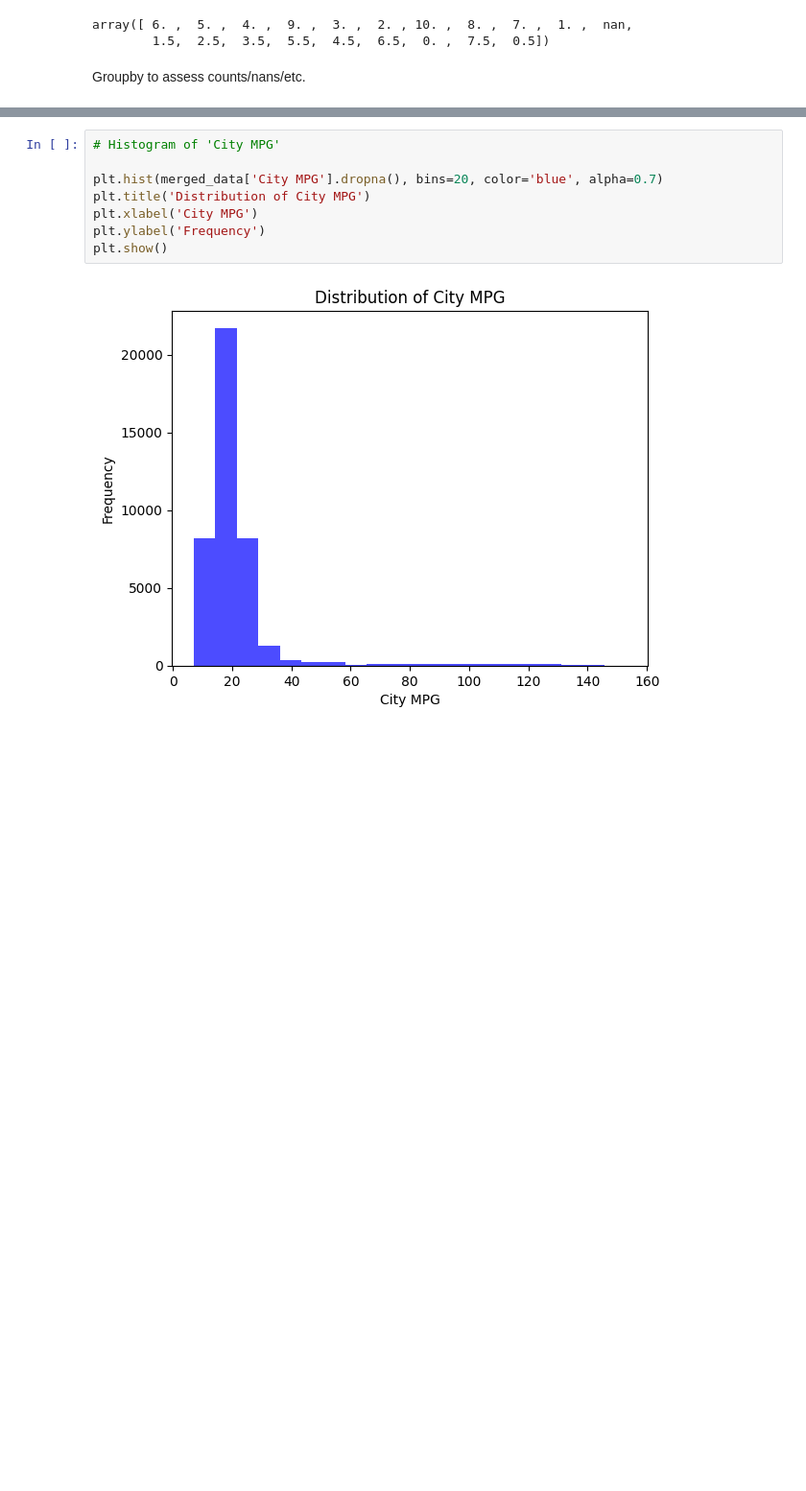
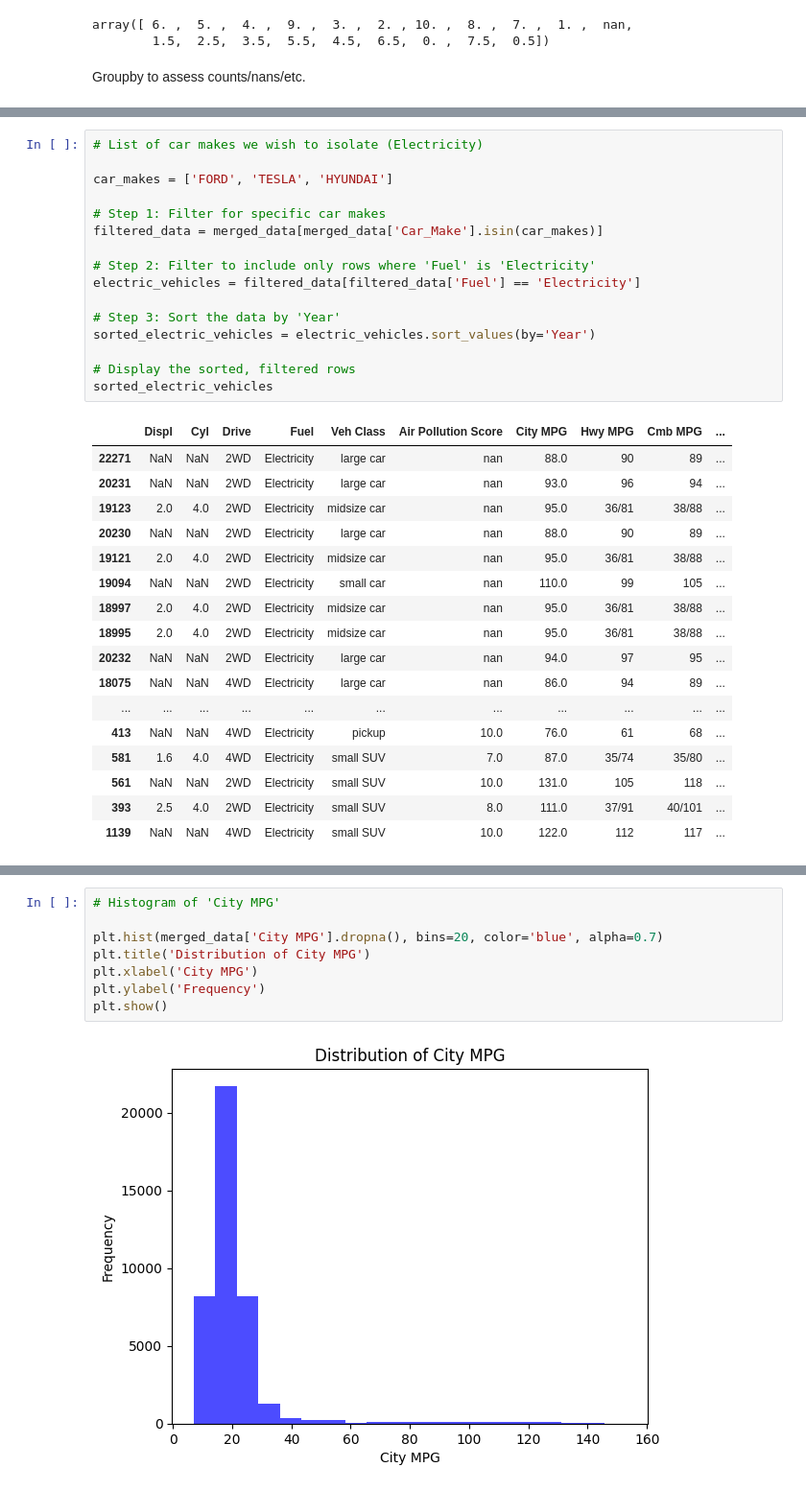
Before and after one commit to 4GeeksAcademy/World-Data-Final-Project, a Jupyter notebook: src/Auto_MPG_Dive.ipynb, the cells around one changed output, grey strips where cells are left out. Shown at 96% size. Cells and saved outputs as stored; diff of their text form; blank space fills up the shorter version.

```diff
--- a/src/Auto_MPG_Dive.ipynb
+++ b/src/Auto_MPG_Dive.ipynb
@@ -567,0 +555,34 @@ electricity_data
+# %%
+# List of car makes we wish to isolate (Electricity)
+
+car_makes = ['FORD', 'TESLA', 'HYUNDAI']
+
+# Step 1: Filter for specific car makes
+filtered_data = merged_data[merged_data['Car_Make'].isin(car_makes)]
+
+# Step 2: Filter to include only rows where 'Fuel' is 'Electricity'
+electric_vehicles = filtered_data[filtered_data['Fuel'] == 'Electricity']
+
+# Step 3: Sort the data by 'Year'
+sorted_electric_vehicles = electric_vehicles.sort_values(by='Year')
+
+# Display the sorted, filtered rows
+sorted_electric_vehicles
+# %% [output]
+|  | Displ | Cyl | Drive | Fuel | Veh Class | Air Pollution Score | City MPG | Hwy MPG | Cmb MPG | ... |
+| 22271 | NaN | NaN | 2WD | Electricity | large car | nan | 88.0 | 90 | 89 | ... |
+| 20231 | NaN | NaN | 2WD | Electricity | large car | nan | 93.0 | 96 | 94 | ... |
+| 19123 | 2.0 | 4.0 | 2WD | Electricity | midsize car | nan | 95.0 | 36/81 | 38/88 | ... |
+| 20230 | NaN | NaN | 2WD | Electricity | large car | nan | 88.0 | 90 | 89 | ... |
+| 19121 | 2.0 | 4.0 | 2WD | Electricity | midsize car | nan | 95.0 | 36/81 | 38/88 | ... |
+| 19094 | NaN | NaN | 2WD | Electricity | small car | nan | 110.0 | 99 | 105 | ... |
+| 18997 | 2.0 | 4.0 | 2WD | Electricity | midsize car | nan | 95.0 | 36/81 | 38/88 | ... |
+| 18995 | 2.0 | 4.0 | 2WD | Electricity | midsize car | nan | 95.0 | 36/81 | 38/88 | ... |
+| 20232 | NaN | NaN | 2WD | Electricity | large car | nan | 94.0 | 97 | 95 | ... |
+| 18075 | NaN | NaN | 4WD | Electricity | large car | nan | 86.0 | 94 | 89 | ... |
+| ... | ... | ... | ... | ... | ... | ... | ... | ... | ... | ... |
+| 413 | NaN | NaN | 4WD | Electricity | pickup | 10.0 | 76.0 | 61 | 68 | ... |
+| 581 | 1.6 | 4.0 | 4WD | Electricity | small SUV | 7.0 | 87.0 | 35/74 | 35/80 | ... |
+| 561 | NaN | NaN | 2WD | Electricity | small SUV | 10.0 | 131.0 | 105 | 118 | ... |
+| 393 | 2.5 | 4.0 | 2WD | Electricity | small SUV | 8.0 | 111.0 | 37/91 | 40/101 | ... |
+| 1139 | NaN | NaN | 4WD | Electricity | small SUV | 10.0 | 122.0 | 112 | 117 | ... |
```
Also changed, not shown: parts of 15 cells of this notebook.
